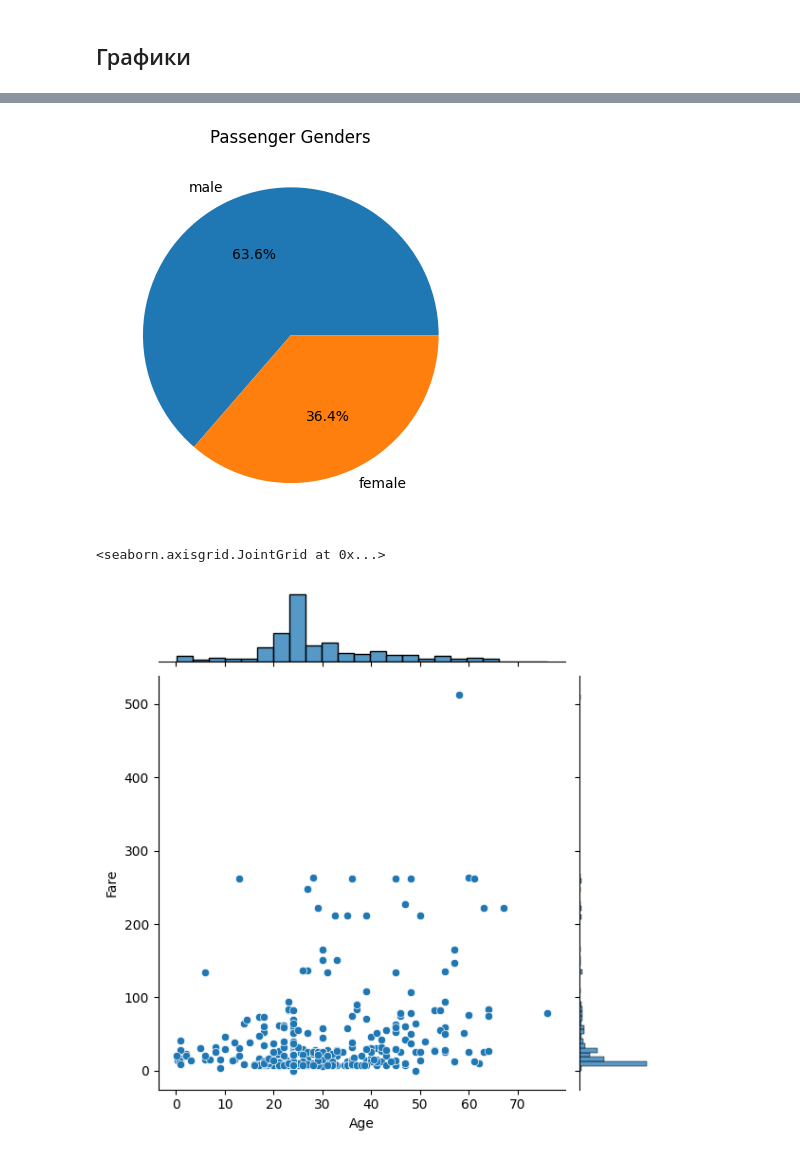
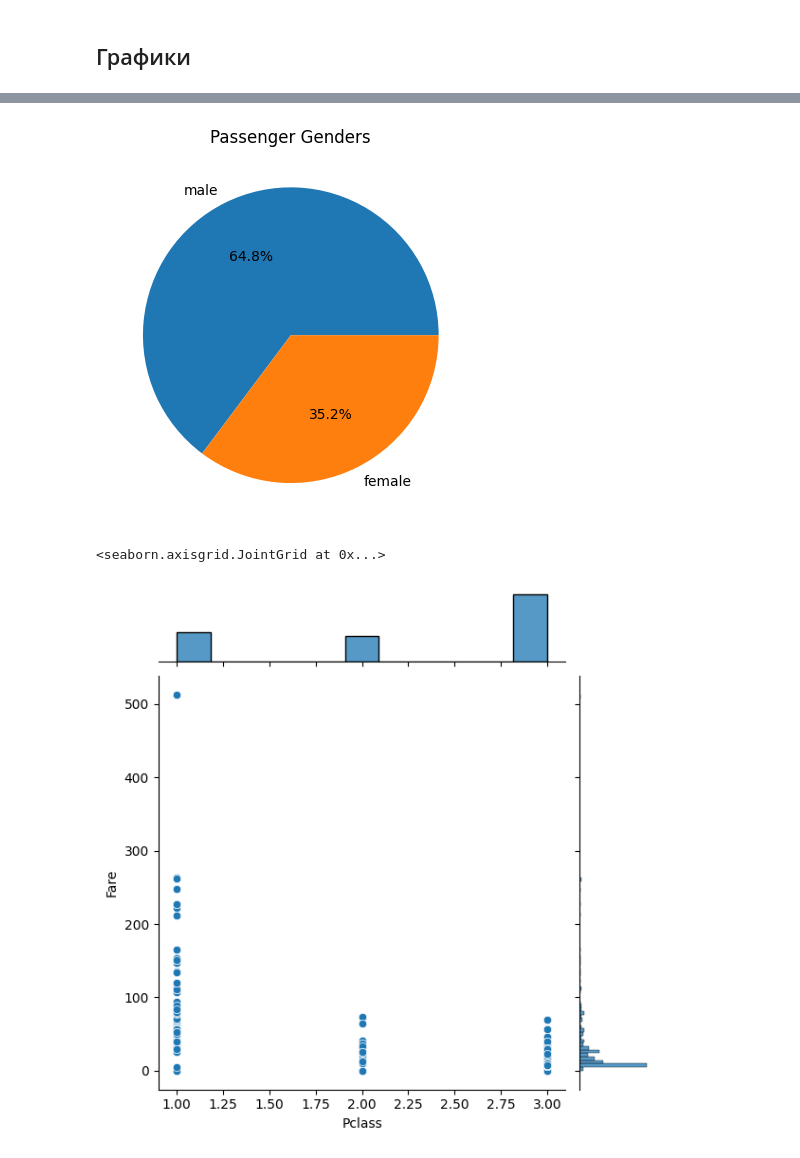
Before and after one commit to MTUCI-Labs/Lab1-Pydantic, a Jupyter notebook: main.ipynb, the cells around one changed output, grey strips where cells are left out. Saved outputs shown, nothing was run; the diff lists cells and outputs as text; code cells hidden in the pictures.

```diff
--- a/main.ipynb
+++ b/main.ipynb
@@ -143,13 +76,3 @@ dtype: int64
 ### Задача 2: Очистка и подготовка данных
 # %% [markdown]
 Удалите столбцы, которые не будут использоваться в анализе
-# %%
-# Создаём общую таблицу из всех предоставленных
-
-big_table = gs.join(other=test, rsuffix='_test').join(train, rsuffix='_train')
-
-for column in big_table:
-    if str(column).endswith('_test') or str(column).endswith('_train'):
-        big_table = big_table.drop(columns=[column])
-
-big_table
@@ -170,9 +79,9 @@ big_table
 # %%
 # Удаляем колонки, в которых все значения уникальны  не повторяются
 
-for column in big_table.columns:
-    if len(big_table[column].unique()) == len(big_table):
-        big_table = big_table.drop(columns=[column])
+for column in train.columns:
+    if len(train[column].unique()) == len(train):
+        big_table = train.drop(columns=[column])
 
-big_table
+train
 # %% [output]
@@ -192,9 +101,10 @@ big_table
 # %% [markdown]
 Заполните пропущенные значения в столбце возраста (например, медианным значением возраста)
 # %%
-mid_age = (big_table.Age.sum() / len(big_table)).round(1)
+mid_age = big_table.Age.median()
 
-big_table.Age = big_table.Age.fillna(mid_age)
+train.Age = big_table.Age.fillna(mid_age)
 
-big_table
+
+train
 # %% [output]
@@ -222,8 +132,10 @@ def str_to_text_column(column: pd.core.series.Series):
 
     return correspondence
 
-big_table.Sex = big_table.Sex.apply(lambda x: str_to_text_column(big_table.Sex)[x])
+train.Sex = big_table.Sex.apply(lambda x: str_to_text_column(big_table.Sex)[x])
 # big_table.Embarked = big_table.Embarked.apply(lambda x: str_to_text_column(big_table.Embarked)[x])
+train.Embarked = train.Embarked.replace(['Q', 'S', 'C'], [0, 1, 2])
 
-big_table
+
+train
 # %% [output]
@@ -250,8 +162,8 @@ big_table.Pclass.hist()
 # %%
-big_table_sex = list(big_table.Sex)
+train_sex = list(train.Sex)
 
-male = big_table_sex.count(0)
-female = big_table_sex.count(1)
+male = train_sex.count(0)
+female = train_sex.count(1)
 
 values = [male, female]
 labels = ['male', 'female']
@@ -262,9 +174,9 @@ pt.pie(values, labels=labels, autopct='%1.1f%%')
 pt.title('Passenger Genders')
 pt.show()
 # %% [output]
-[figure, old version]
+[figure, new version]
 # %%
-sb.jointplot(x='Age', y='Fare', data=big_table)
+sb.jointplot(x='Pclass', y='Fare', data=train)
 # %% [output]
 <seaborn.axisgrid.JointGrid at 0x...>
-[figure, old version]
+[figure, new version]
```
Also changed, not shown: parts of 13 cells of this notebook, 1 other file.
